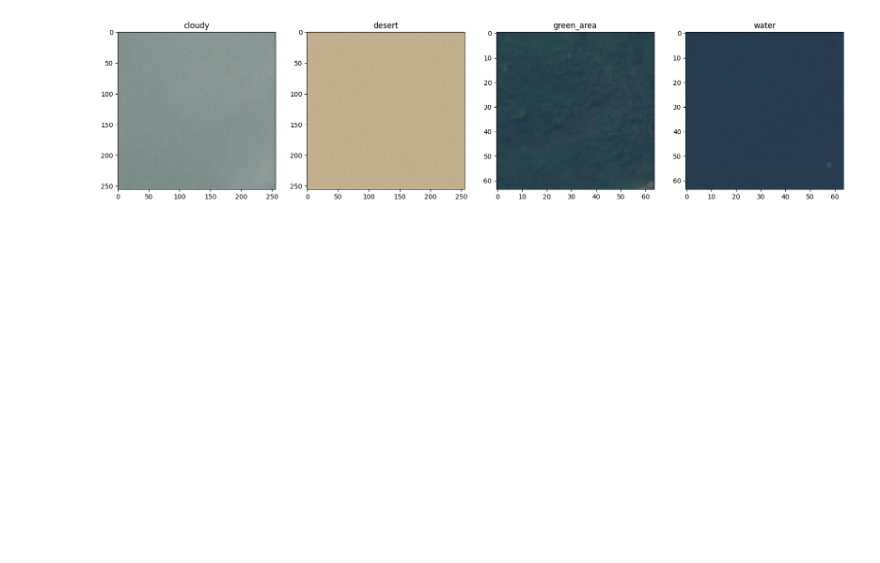
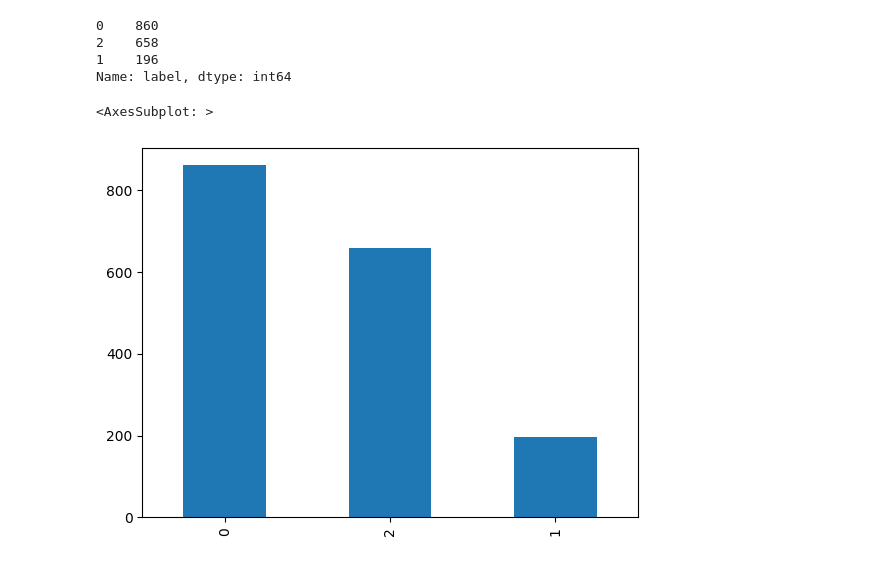
Before and after one commit to SergioSV96/deforestation_datathon, a Jupyter notebook: EDA.ipynb, the cells around one changed output. Saved outputs shown, nothing was run; the diff lists cells and outputs as text; code cells hidden in the pictures; blank space fills up the shorter version.

```diff
--- a/EDA.ipynb
+++ b/EDA.ipynb
@@ -31,6 +31,12 @@ df.head()
-# %%
-from utils import show_examples
-
-show_examples(df)
-# %% [output]
-[figure, removed]
+# %%
+df['label'].value_counts()
+# %% [output]
+0    860
+2    658
+1    196
+Name: label, dtype: int64
+# %%
+df['label'].value_counts().plot(kind='bar')
+# %% [output]
+<AxesSubplot: >
+[figure, added]
```
Also changed, not shown: parts of 4 cells of this notebook, 6 other files.
